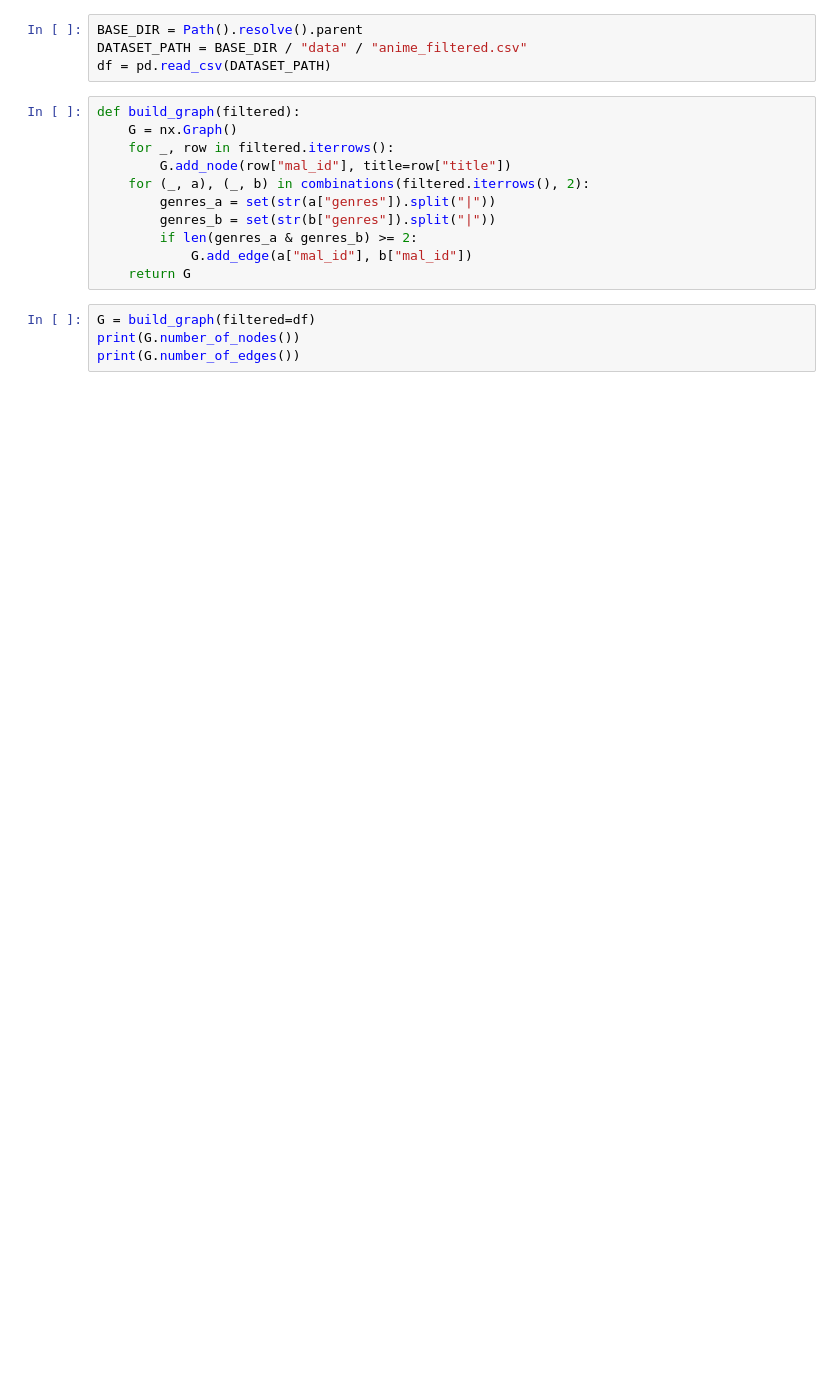
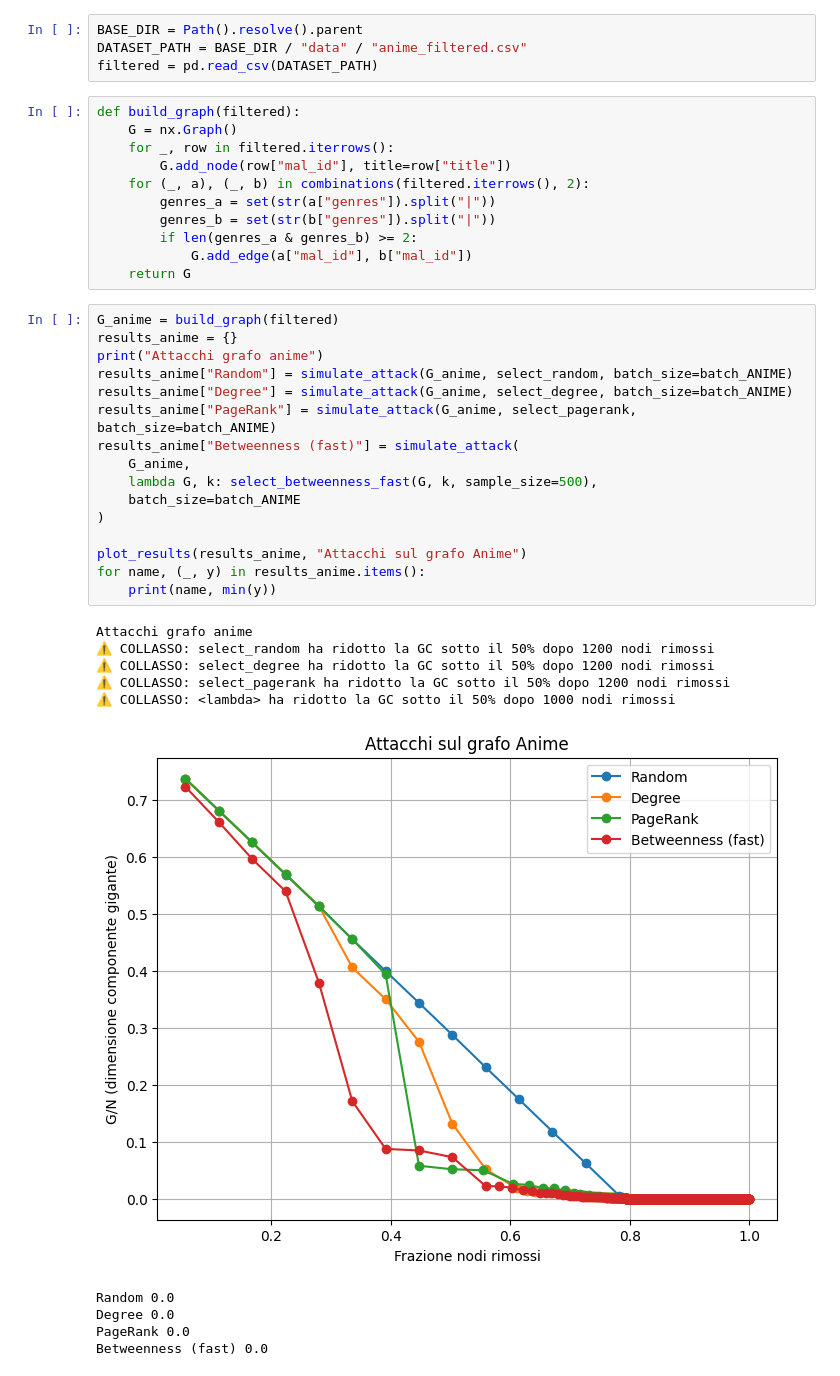
Before and after one commit to CamillaMagistrello/NETWORK_ANALYSIS, a Jupyter notebook: ASSIGNMENTS/src/assignment2.ipynb, the cells around one changed output. Cells and saved outputs as stored; diff of their text form; blank space fills up the shorter version.

```diff
--- a/ASSIGNMENTS/src/assignment2.ipynb
+++ b/ASSIGNMENTS/src/assignment2.ipynb
@@ -136,7 +211,7 @@ Last values: [0.23, 0.24, 0.25, 0.26, 0.27] [0.212, 0.146, 0.078, 0.016, 0.002]
 # %%
 BASE_DIR = Path().resolve().parent
 DATASET_PATH = BASE_DIR / "data" / "anime_filtered.csv"
-df = pd.read_csv(DATASET_PATH)
+filtered = pd.read_csv(DATASET_PATH)
 # %%
 def build_graph(filtered):
     G = nx.Graph()
@@ -149,6 +224,29 @@ def build_graph(filtered):
             G.add_edge(a["mal_id"], b["mal_id"])
     return G
 # %%
-G = build_graph(filtered=df)
-print(G.number_of_nodes())
-print(G.number_of_edges())
+G_anime = build_graph(filtered)
+results_anime = {}
+print("Attacchi grafo anime")
+results_anime["Random"] = simulate_attack(G_anime, select_random, batch_size=batch_ANIME)
+results_anime["Degree"] = simulate_attack(G_anime, select_degree, batch_size=batch_ANIME)
+results_anime["PageRank"] = simulate_attack(G_anime, select_pagerank, batch_size=batch_ANIME)
+results_anime["Betweenness (fast)"] = simulate_attack(
+    G_anime,
+    lambda G, k: select_betweenness_fast(G, k, sample_size=500),
+    batch_size=batch_ANIME
+)
+
+plot_results(results_anime, "Attacchi sul grafo Anime")
+for name, (_, y) in results_anime.items():
+    print(name, min(y))
+# %% [output]
+Attacchi grafo anime
+⚠️ COLLASSO: select_random ha ridotto la GC sotto il 50% dopo 1200 nodi rimossi
+⚠️ COLLASSO: select_degree ha ridotto la GC sotto il 50% dopo 1200 nodi rimossi
+⚠️ COLLASSO: select_pagerank ha ridotto la GC sotto il 50% dopo 1200 nodi rimossi
+⚠️ COLLASSO: <lambda> ha ridotto la GC sotto il 50% dopo 1000 nodi rimossi
+[figure, added]
+Random 0.0
+Degree 0.0
+PageRank 0.0
+Betweenness (fast) 0.0
```
Also changed, not shown: parts of 41 cells of this notebook, 4 other files.
